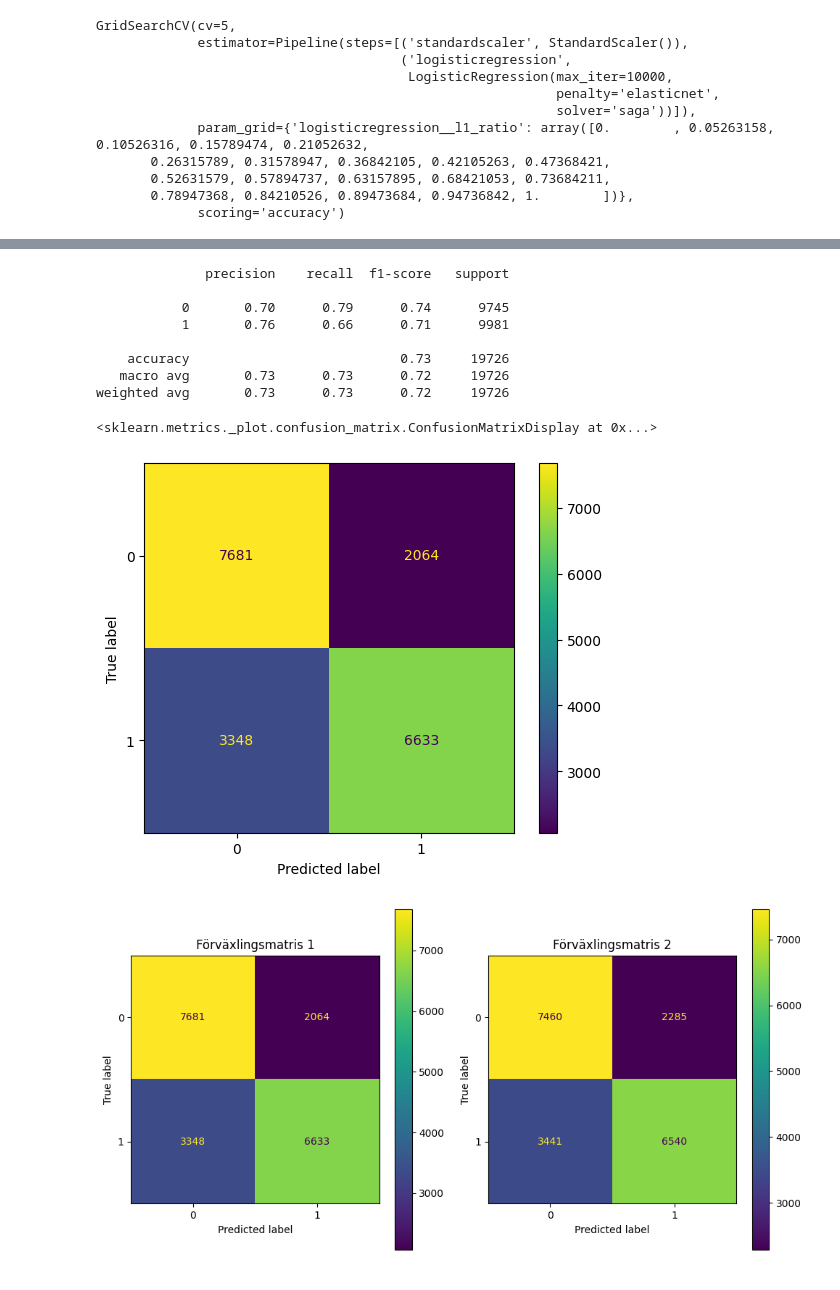
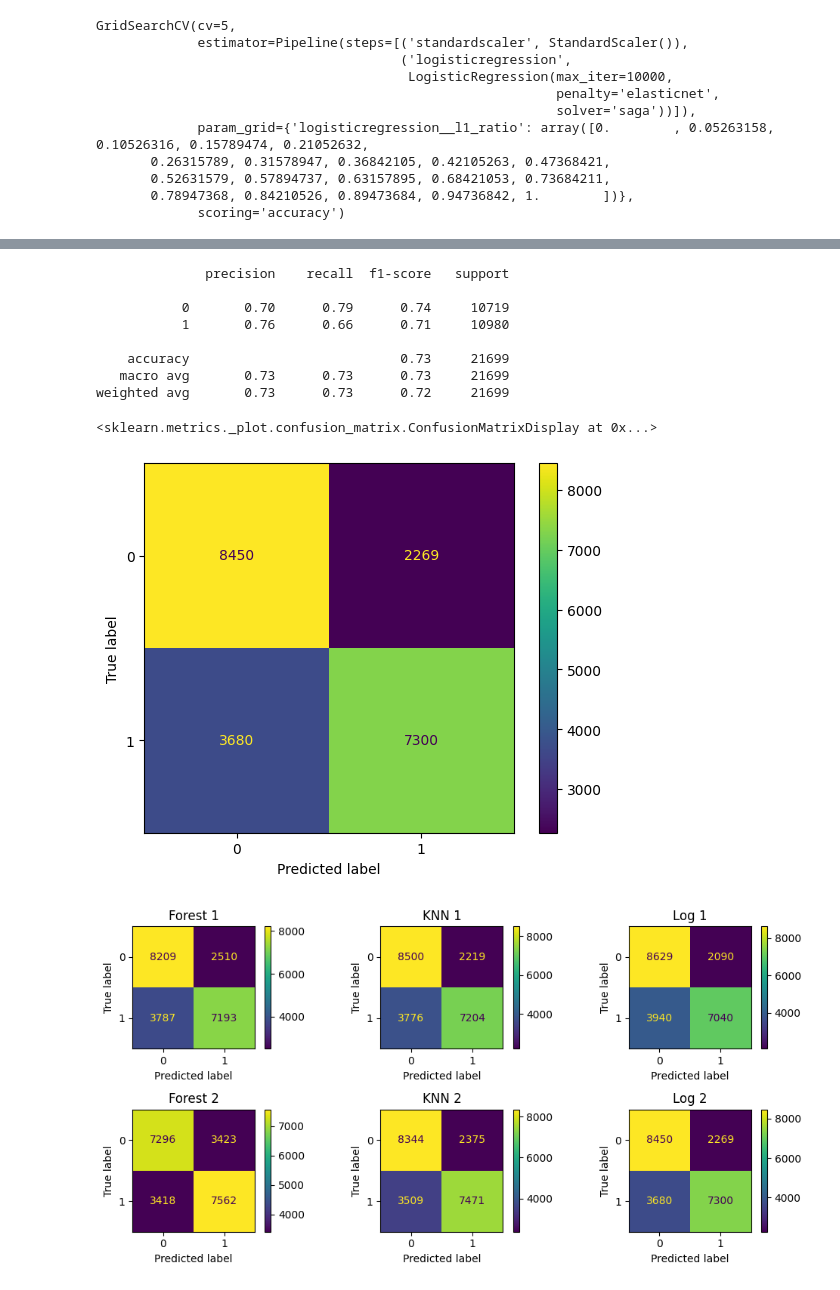
Before and after one commit to Arsen9988/Machine-learning-Arsen, a Jupyter notebook: Labb_ML/Labb_Arsen_ML.ipynb, the cells around one changed output, grey strips where cells are left out. Saved outputs shown, nothing was run; the diff lists cells and outputs as text; code cells hidden in the pictures.

```diff
--- a/Labb_ML/Labb_Arsen_ML.ipynb
+++ b/Labb_ML/Labb_Arsen_ML.ipynb
@@ -822,7 +854,7 @@ y_pred_knn = classifier_KNN.predict(X_test)
 # %%
-print(classification_report(y_test, y_pred_knn))
-cmk = confusion_matrix(y_test, y_pred_knn)
-ConfusionMatrixDisplay(cmk).plot()
+print(classification_report(y_test_2, y_pred_knn_2))
+cm_knn_2 = confusion_matrix(y_test_2, y_pred_knn_2)
+ConfusionMatrixDisplay(cm_knn_2).plot()
 # %% [output]
               precision    recall  f1-score   support
 
@@ -837,8 +869,8 @@ weighted avg       0.71      0.71      0.71     19726
 # %% [markdown]
 ## log
 # %%
-classifier_log = GridSearchCV(estimator=pipe_log, param_grid=param_grid_log, cv=5, scoring="accuracy")
-classifier_log.fit(X_train, y_train)
+classifier_log_2 = GridSearchCV(estimator=pipe_log, param_grid=param_grid_log, cv=5, scoring="accuracy")
+classifier_log_2.fit(X_train_2, y_train_2)
 # %% [output]
 GridSearchCV(cv=5,
              estimator=Pipeline(steps=[('standardscaler', StandardScaler()),
@@ -876,34 +906,52 @@ y_pred_log = classifier_log.predict(X_test)
+# %%
+y_pred_log_2 = classifier_log_2.predict(X_test_2)
 # %%
-print(classification_report(y_test, y_pred_log))
-cmg = confusion_matrix(y_test, y_pred_log)
-ConfusionMatrixDisplay(cmg).plot()
+print(classification_report(y_test_2, y_pred_log_2))
+cm_log_2 = confusion_matrix(y_test_2, y_pred_log_2)
+ConfusionMatrixDisplay(cm_log_2).plot()
 # %% [output]
               precision    recall  f1-score   support
 
-           0       0.70      0.79      0.74      9745
-           1       0.76      0.66      0.71      9981
+           0       0.70      0.79      0.74     10719
+           1       0.76      0.66      0.71     10980
 
-    accuracy                           0.73     19726
-   macro avg       0.73      0.73      0.72     19726
-weighted avg       0.73      0.73      0.72     19726
+    accuracy                           0.73     21699
+   macro avg       0.73      0.73      0.73     21699
+weighted avg       0.73      0.73      0.72     21699
 <sklearn.metrics._plot.confusion_matrix.ConfusionMatrixDisplay at 0x...>
-[figure, old version]
+[figure, new version]
 # %%
-fig, axs = plt.subplots(1, 2, figsize=(10, 5))
+fig, axs = plt.subplots(2, 3, figsize=(10, 5))
 
 # Plotta förväxlingsmatriserna på varsin subplot
-disp1 = ConfusionMatrixDisplay(cmg)
-disp1.plot(ax=axs[0])
-axs[0].set_title('Förväxlingsmatris 1')
+disp1 = ConfusionMatrixDisplay(cm_forest)
+disp1.plot(ax=axs[0, 0])
+axs[0, 0].set_title('Forest 1')
 
-disp2 = ConfusionMatrixDisplay(cmk)
-disp2.plot(ax=axs[1])
-axs[1].set_title('Förväxlingsmatris 2')
+disp2 = ConfusionMatrixDisplay(cm_knn)
+disp2.plot(ax=axs[0, 1])
+axs[0, 1].set_title('KNN 1')
 
+disp3 = ConfusionMatrixDisplay(cm_log)
+disp3.plot(ax=axs[0, 2])
+axs[0, 2].set_title('Log 1')
+
+# df_22222222222222222222222222222222222222222222222222222222222222222222222222222222222222222222222222222222222222
+disp1 = ConfusionMatrixDisplay(cm_forest_2)
+disp1.plot(ax=axs[1, 0])
+axs[1, 0].set_title('Forest 2')
+
+disp2 = ConfusionMatrixDisplay(cm_knn_2)
+disp2.plot(ax=axs[1, 1])
+axs[1, 1].set_title('KNN 2')
+
+disp3 = ConfusionMatrixDisplay(cm_log_2)
+disp3.plot(ax=axs[1, 2])
+axs[1, 2].set_title('Log 2')
 # Justera layout
 plt.tight_layout()
 
 # Visa plotten
 plt.show()
 # %% [output]
-[figure, old version]
+[figure, new version]
```
Also changed, not shown: parts of 21 cells of this notebook.
